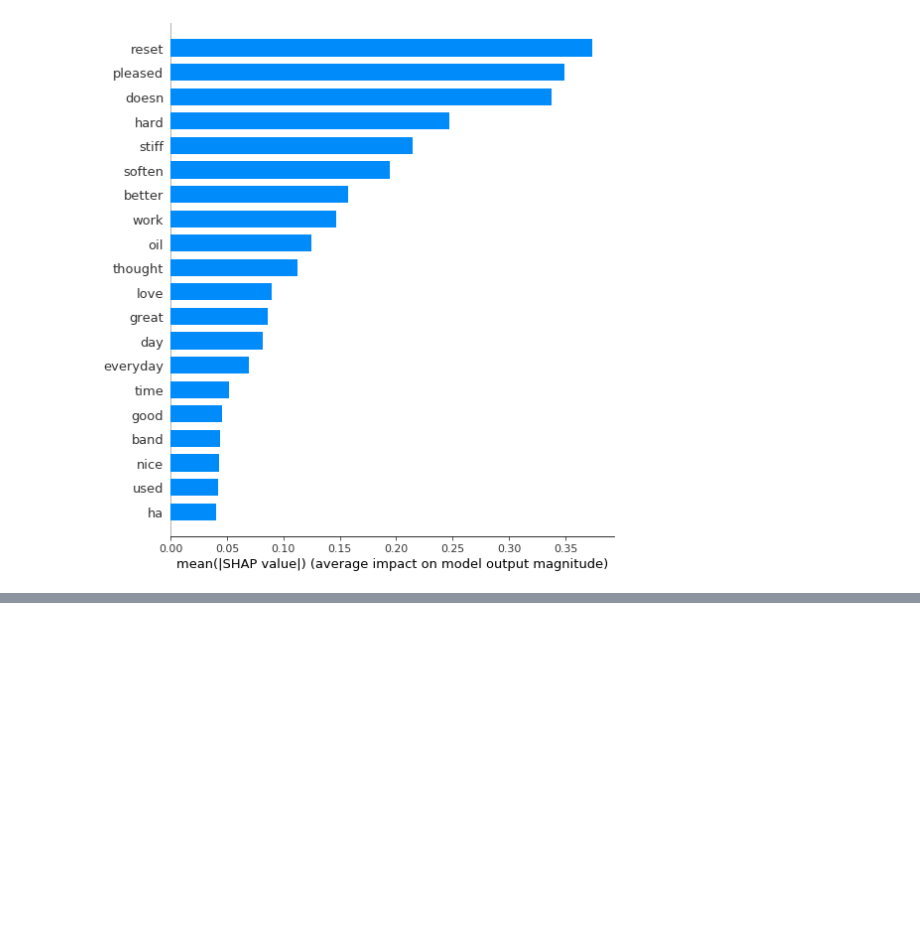
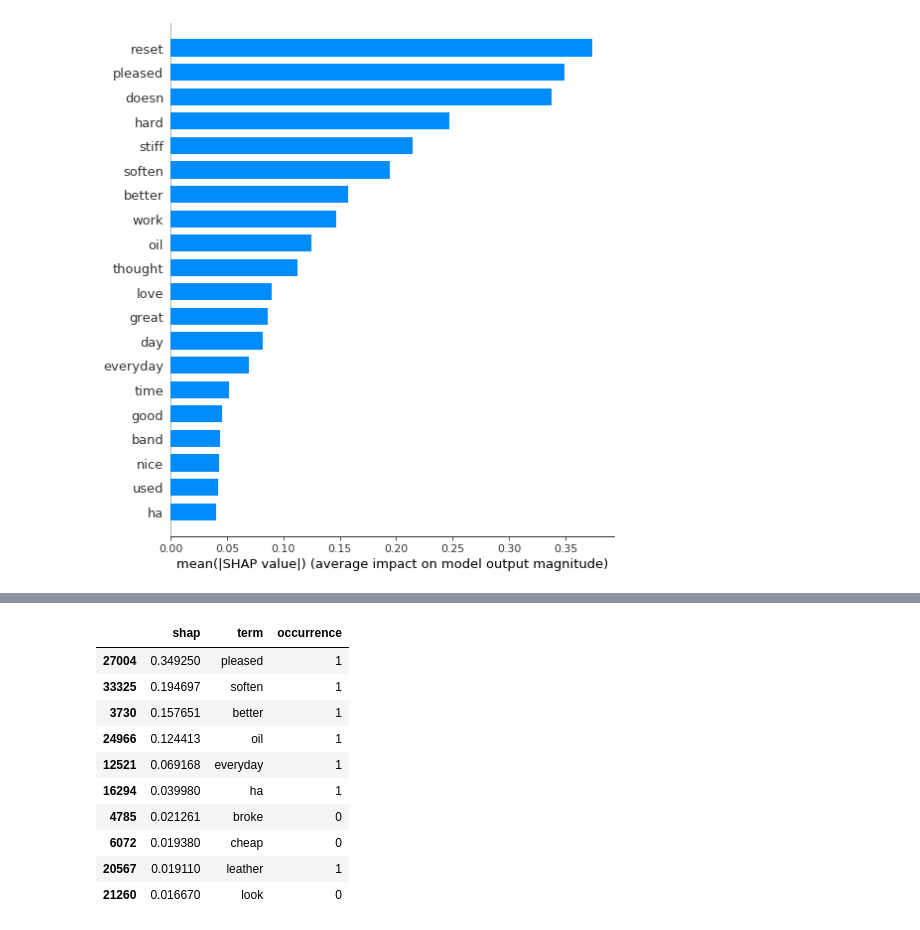
Before and after one commit to julie-haes/predict_user_scores, a Jupyter notebook: read_from_files.ipynb, the cells around one changed output, grey strips where cells are left out. Cells and saved outputs as stored; diff of their text form; code cells hidden in the pictures; blank space fills up the shorter version.

```diff
--- a/read_from_files.ipynb
+++ b/read_from_files.ipynb
@@ -86,0 +94,15 @@ df_shap.to_csv('shapvalues.csv', sep=',', index=False)
+# %%
+df_shap_higher = df_shap.sort_values(by=['shap'],ascending=False).head(10)
+df_shap_higher
+# %% [output]
+|  | shap | term | occurrence |
+| 27004 | 0.349250 | pleased | 1 |
+| 33325 | 0.194697 | soften | 1 |
+| 3730 | 0.157651 | better | 1 |
+| 24966 | 0.124413 | oil | 1 |
+| 12521 | 0.069168 | everyday | 1 |
+| 16294 | 0.039980 | ha | 1 |
+| 4785 | 0.021261 | broke | 0 |
+| 6072 | 0.019380 | cheap | 0 |
+| 20567 | 0.019110 | leather | 1 |
+| 21260 | 0.016670 | look | 0 |
```
Also changed, not shown: parts of 10 cells of this notebook.
